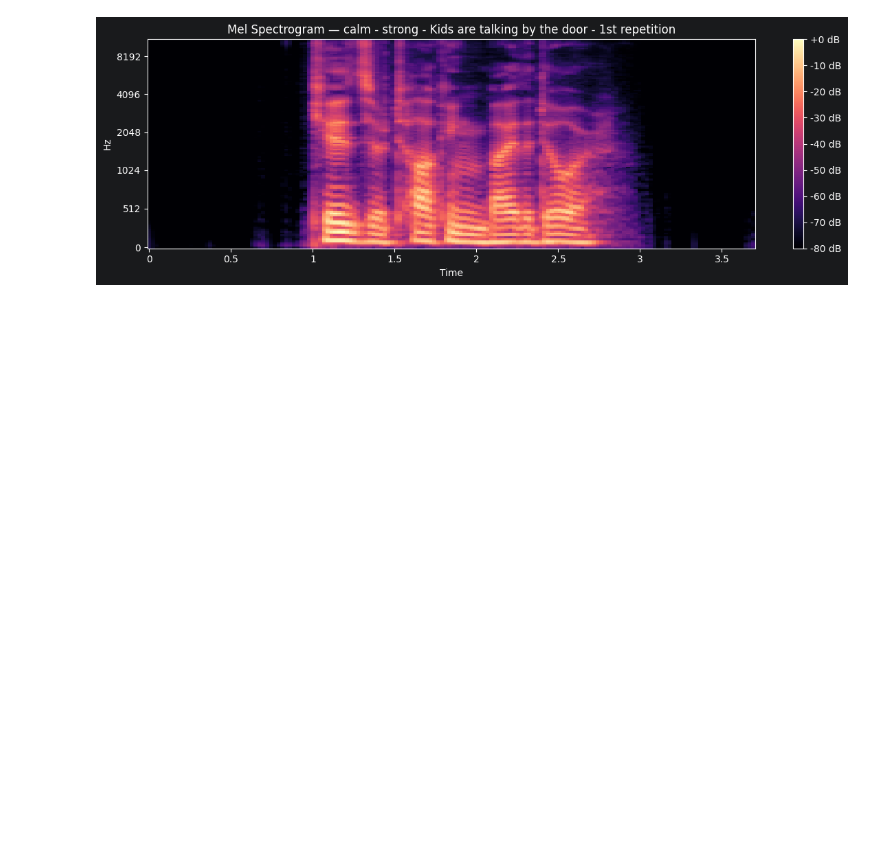
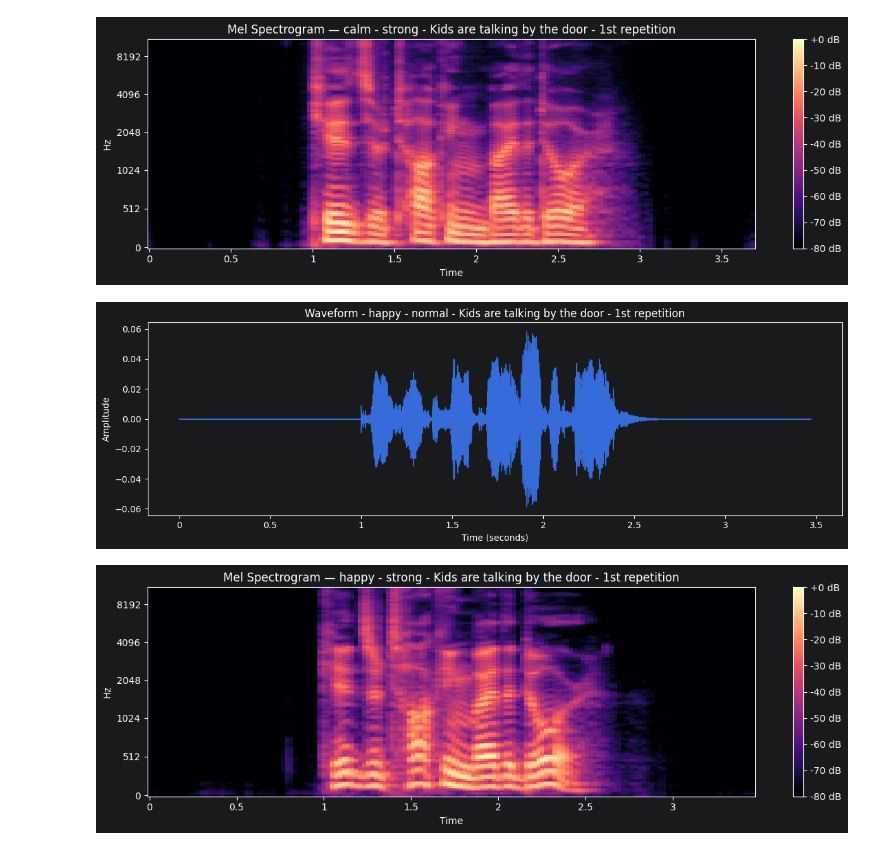
Before and after one commit to aviksarkar0204-stack/EmoWave-, a Jupyter notebook: Notebook/01_exploration.ipynb, the cells around one changed output. Saved outputs shown, nothing was run; the diff lists cells and outputs as text; code cells hidden in the pictures; blank space fills up the shorter version.

Commit message:
Update exploration notebook: adjust sample index, waveform title, and spectrogram title

```diff
--- a/Notebook/01_exploration.ipynb
+++ b/Notebook/01_exploration.ipynb
@@ -284,23 +284,26 @@ plt.show()
 [figure]
 [figure]
 # %%
-sample = df.iloc[8]
+sample = df.iloc[12]
 y, sr = librosa.load(sample['path'])
 
 plt.figure(figsize=(12, 4))
 librosa.display.waveshow(y, sr=sr)
-plt.title(f'Waveform - calm - strong - Kids are talking by the door - 1st repetition')
+plt.title(f'Waveform - happy - normal - Kids are talking by the door - 1st repetition')
 plt.xlabel('Time (seconds)')
 plt.ylabel('Amplitude')
 plt.tight_layout()
 plt.show()
 
 S = librosa.feature.melspectrogram(y=y, sr=sr, n_mels=128)
 S_db = librosa.power_to_db(S, ref=np.max)
 
 plt.figure(figsize=(12, 4))
 librosa.display.specshow(S_db, sr=sr, x_axis='time', y_axis='mel')
 plt.colorbar(format='%+2.0f dB')
-plt.title(f'Mel Spectrogram — calm - strong - Kids are talking by the door - 1st repetition')
+plt.title(f'Mel Spectrogram — happy - strong - Kids are talking by the door - 1st repetition')
 plt.tight_layout()
 plt.show()
+# %% [output]
+[figure, added]
+[figure, added]
```
Also changed, not shown: parts of 3 cells of this notebook.
